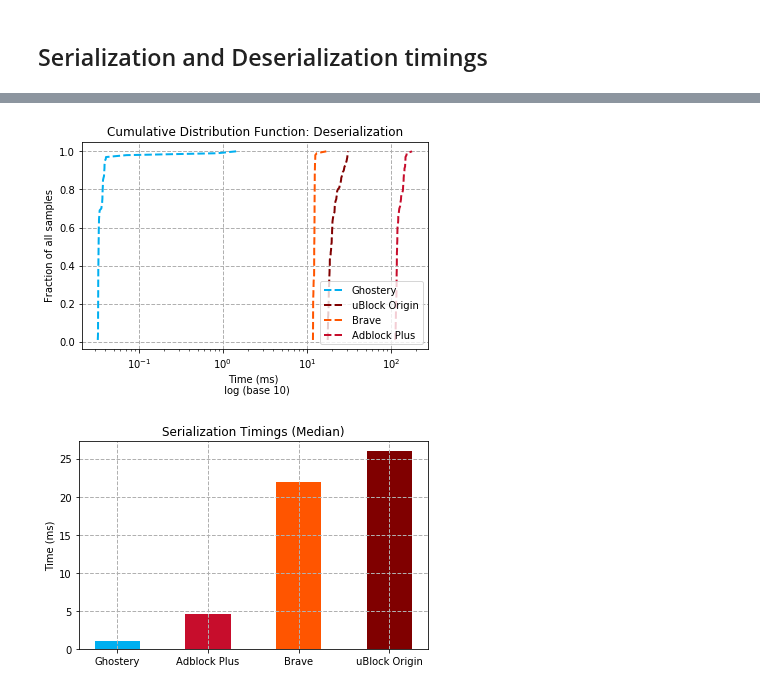
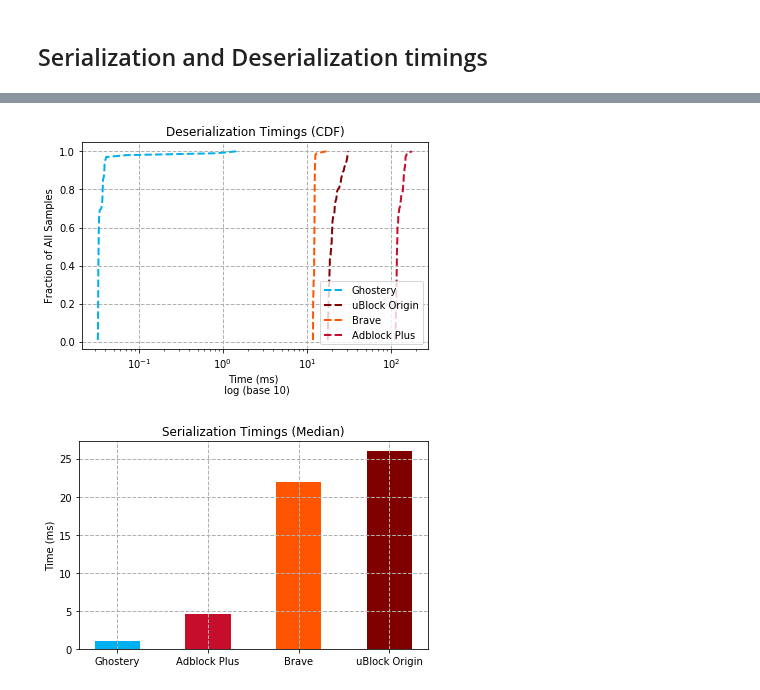
Before and after one commit to ghostery/adblocker, a Jupyter notebook: bench/comparison/comparing_adblockers.ipynb, the cells around one changed output, grey strips where cells are left out. Saved outputs shown, nothing was run; the diff lists cells and outputs as text; code cells hidden in the pictures.

```diff
--- a/bench/comparison/comparing_adblockers.ipynb
+++ b/bench/comparison/comparing_adblockers.ipynb
@@ -311,4 +191,14 @@ compare(ghostery, ublock, brave, abp, attr="serializationTimings", log_x=True, l
 # %%
-compare(ghostery, ublock, brave, abp, attr="deserializationTimings", log_x=True, log_y=False, y_label="Fraction of all samples", title='Cumulative Distribution Function: Deserialization')
+compare_CDF(
+    ghostery,
+    ublock,
+    brave,
+    abp,
+    attr="deserializationTimings",
+    log_x=True,
+    log_y=False,
+    y_label="Fraction of All Samples",
+    title='Deserialization Timings (CDF)'
+)
 # %% [output]
-[figure, old version]
+[figure, new version]
```
Also changed, not shown: parts of 42 cells of this notebook, 21 other files.
